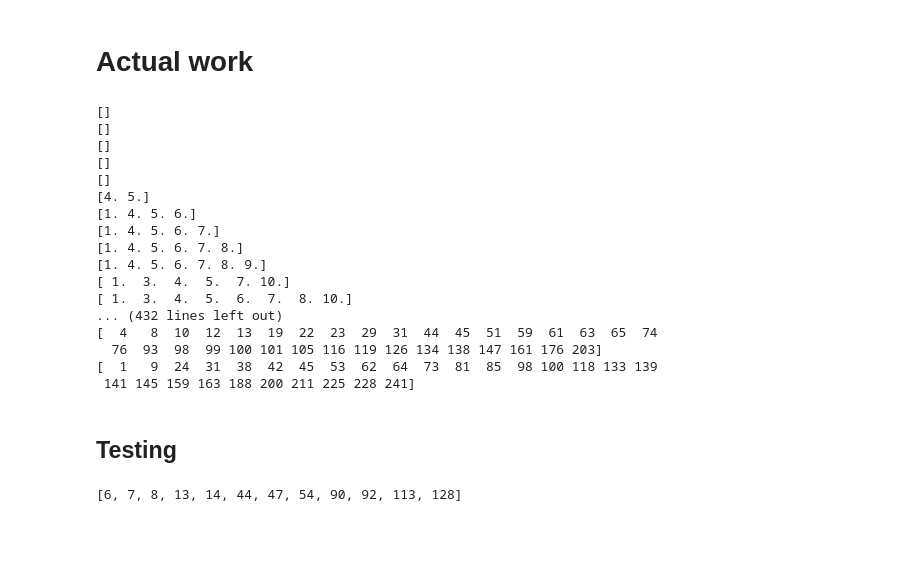
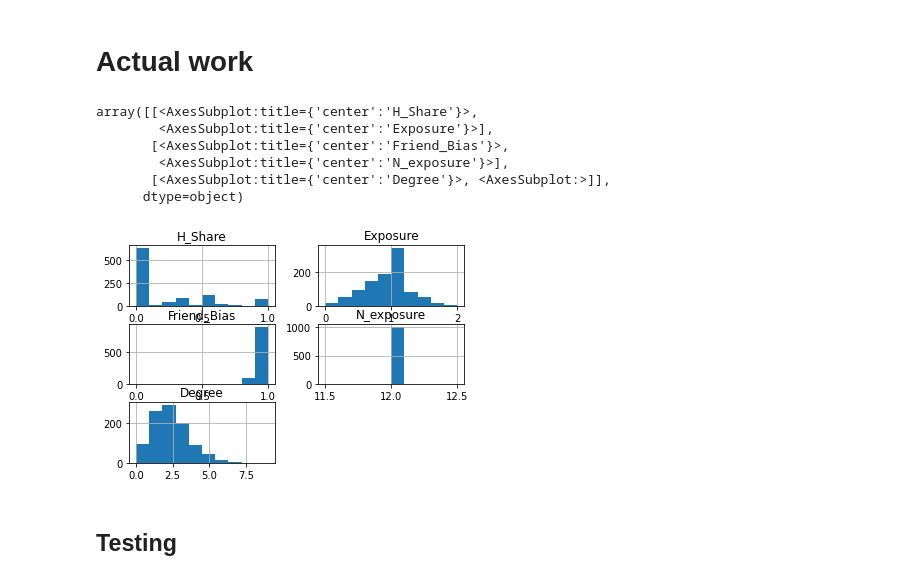
Before and after one commit to RassssD/Diss-model, a Jupyter notebook: Diss_model_testing.ipynb, the cells around one changed output. Cells and saved outputs as stored; diff of their text form; code cells hidden in the pictures; blank space fills up the shorter version.

```diff
--- a/Diss_model_testing.ipynb
+++ b/Diss_model_testing.ipynb
@@ -753,60 +820,42 @@ ZeroDivisionError: division by zero
 # %%
 
 # parameter selection
 
 # initial nodes and time
 initial_n = 0
 T = 250
 
 p = 0.25
 
 # parent nodes and prob
 m = 8
 pm_o = p
 
 # parent neighbours and prob
 n = 4
 pn_o = p
 
 rho = 3
 
 # p high SES
 p_SES_high = 0.5
 
 new_sim = JacksonSimulationV2(initial_n, T, m, pm_o, n, pn_o, p_SES_high, biased=True, rho=rho)
 
 
-plotly_sim_drawing.plotly_draw(plotly_sim_drawing(), new_sim, layout='spring', draw_largest_CC=True, title=f'Network after {T} iterations, rho={rho}')
+#plotly_sim_drawing.plotly_draw(plotly_sim_drawing(), new_sim, layout='spring', draw_largest_CC=True, title=f'Network after {T} iterations, rho={rho}')
+
+
+stats = new_sim.MTO_sim_many(new_sim.graph_history[-1], n_sims=1000)
+stats.head(5)
+stats.hist()
 # %% [output]
-[]
-[]
-[]
-[]
-[]
-[4. 5.]
-[1. 4. 5. 6.]
-[1. 4. 5. 6. 7.]
-[1. 4. 5. 6. 7. 8.]
-[1. 4. 5. 6. 7. 8. 9.]
-[ 1.  3.  4.  5.  7. 10.]
-[ 1.  3.  4.  5.  6.  7.  8. 10.]
-... (432 lines left out)
-[  4   8  10  12  13  19  22  23  29  31  44  45  51  59  61  63  65  74
-  76  93  98  99 100 101 105 116 119 126 134 138 147 161 176 203]
-[  1   9  24  31  38  42  45  53  62  64  73  81  85  98 100 118 133 139
- 141 145 159 163 188 200 211 225 228 241]
+array([[<AxesSubplot:title={'center':'H_Share'}>,
+        <AxesSubplot:title={'center':'Exposure'}>],
+       [<AxesSubplot:title={'center':'Friend_Bias'}>,
+        <AxesSubplot:title={'center':'N_exposure'}>],
+       [<AxesSubplot:title={'center':'Degree'}>, <AxesSubplot:>]],
+      dtype=object)
+[figure, added]
 # %% [markdown]
 ## Testing
-# %%
-
-
-G = nx.erdos_renyi_graph(100, 0.25)
-
-graph = new_sim.graph_history[-1]
-
-list(np.concatenate([list(graph[node]) for node in [1,2,3]]))
-
-
-list(graph.neighbors(1))
-# %% [output]
-[6, 7, 8, 13, 14, 44, 47, 54, 90, 92, 113, 128]
```
Also changed, not shown: parts of 3 cells of this notebook, 2 other files.
